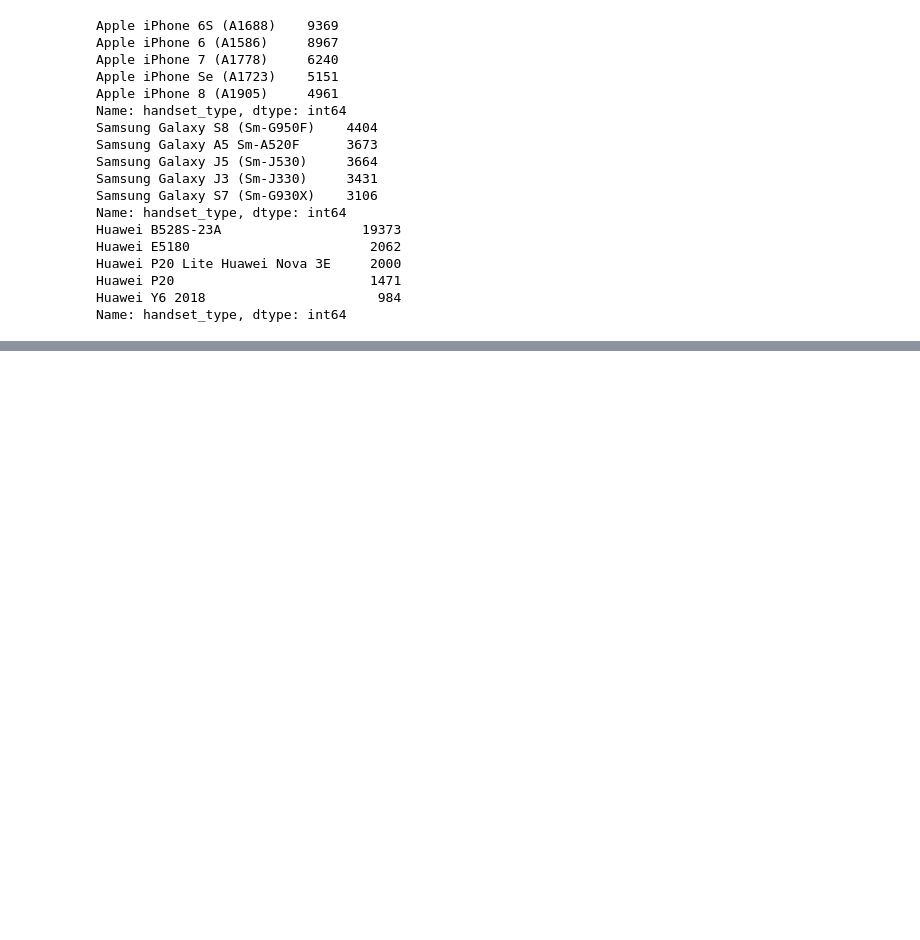
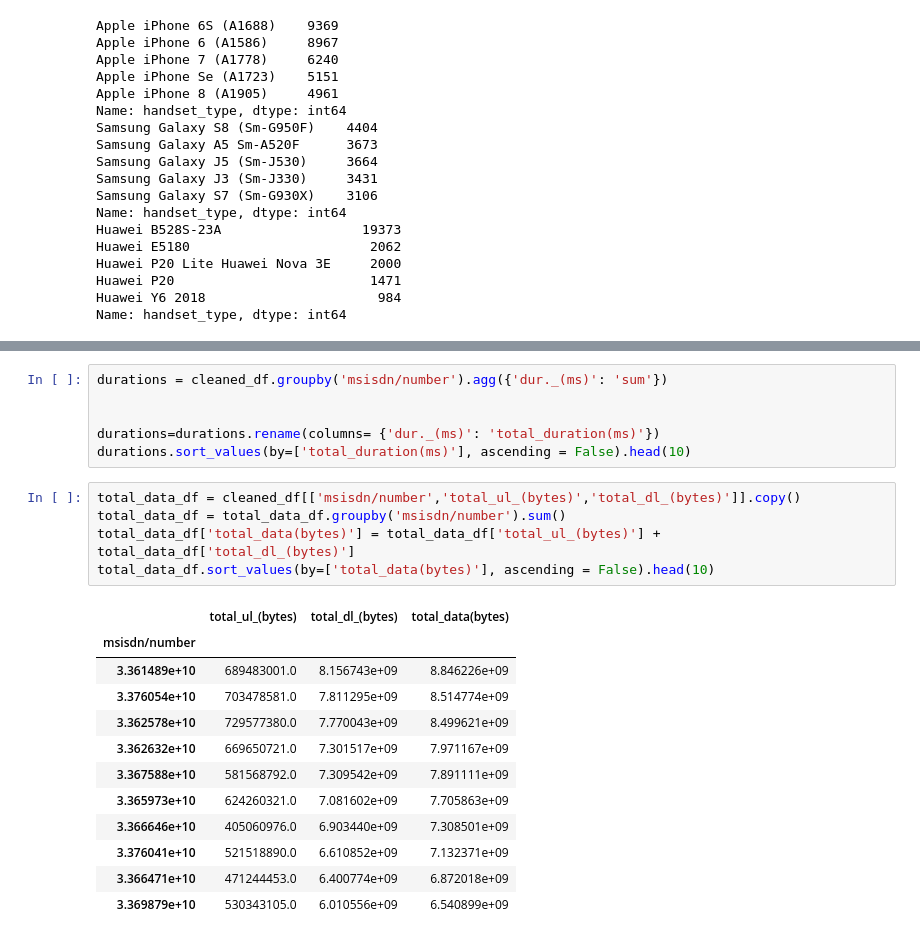
Before and after one commit to Bina-man/Telecom-Data, a Jupyter notebook: notebooks/User Overview analysis (telecom data).ipynb, the cells around one changed output, grey strips where cells are left out. Cells and saved outputs as stored; diff of their text form; blank space fills up the shorter version.

```diff
--- a/notebooks/User Overview analysis (telecom data).ipynb
+++ b/notebooks/User Overview analysis (telecom data).ipynb
@@ -110,0 +134,24 @@ Name: handset_type, dtype: int64
+# %%
+durations = cleaned_df.groupby('msisdn/number').agg({'dur._(ms)': 'sum'})
+
+
+durations=durations.rename(columns= {'dur._(ms)': 'total_duration(ms)'})
+durations.sort_values(by=['total_duration(ms)'], ascending = False).head(10)
+# %%
+total_data_df = cleaned_df[['msisdn/number','total_ul_(bytes)','total_dl_(bytes)']].copy()
+total_data_df = total_data_df.groupby('msisdn/number').sum()
+total_data_df['total_data(bytes)'] = total_data_df['total_ul_(bytes)'] + total_data_df['total_dl_(bytes)']
+total_data_df.sort_values(by=['total_data(bytes)'], ascending = False).head(10)
+# %% [output]
+|  | total_ul_(bytes) | total_dl_(bytes) | total_data(bytes) |
+| msisdn/number |  |  |  |
+| 3.361489e+10 | 689483001.0 | 8.156743e+09 | 8.846226e+09 |
+| 3.376054e+10 | 703478581.0 | 7.811295e+09 | 8.514774e+09 |
+| 3.362578e+10 | 729577380.0 | 7.770043e+09 | 8.499621e+09 |
+| 3.362632e+10 | 669650721.0 | 7.301517e+09 | 7.971167e+09 |
+| 3.367588e+10 | 581568792.0 | 7.309542e+09 | 7.891111e+09 |
+| 3.365973e+10 | 624260321.0 | 7.081602e+09 | 7.705863e+09 |
+| 3.366646e+10 | 405060976.0 | 6.903440e+09 | 7.308501e+09 |
+| 3.376041e+10 | 521518890.0 | 6.610852e+09 | 7.132371e+09 |
+| 3.366471e+10 | 471244453.0 | 6.400774e+09 | 6.872018e+09 |
+| 3.369879e+10 | 530343105.0 | 6.010556e+09 | 6.540899e+09 |
```
Also changed, not shown: parts of 9 cells of this notebook, 1 other file.
